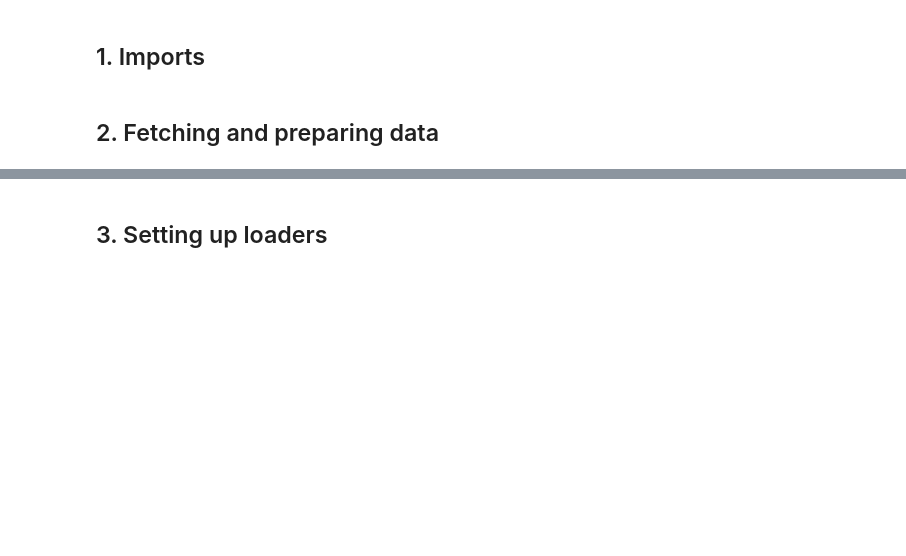
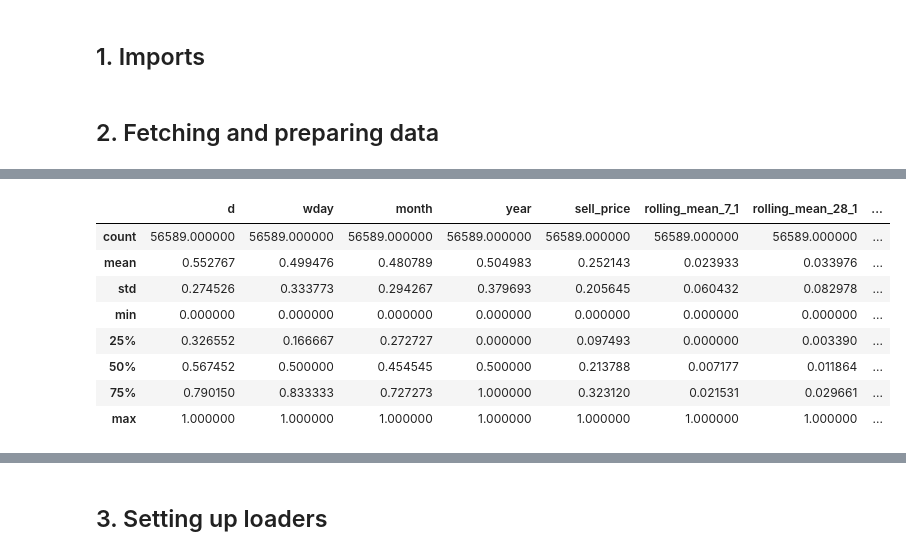
Before and after one commit to ixiaopan/GroupWork, a Jupyter notebook: AML/Neural Networks.ipynb, the cells around one changed output, grey strips where cells are left out. Cells and saved outputs as stored; diff of their text form; code cells hidden in the pictures; blank space fills up the shorter version.

```diff
--- a/AML/Neural Networks.ipynb
+++ b/AML/Neural Networks.ipynb
@@ -23,4 +23,4 @@ prices_df = hf.load_sell_price_data()
 sales_df = hf.load_sales_train_validation_data()
 # %%
 #Clean the raw data
-df = hf.rawToClean(sales_df, calendar_df, prices_df, days=1200, items=100, dropNAPrices=True)
+df = hf.rawToClean(sales_df, calendar_df, prices_df, days=1300, items=100, dropNAPrices=True)
@@ -45,0 +62,19 @@ df.dropna(inplace=True) #Drop rows with NAs (as result of lagged features)
+# %%
+#Standardise features
+cols_to_norm = ['d','wday','month','year','sell_price', "rolling_mean_365_1", "rolling_std_28_1",\
+                "rolling_std_365_1", "rolling_mean_4_1", "rolling_mean_8_1", "rolling_mean_52_1", \
+                "rolling_mean_28_1", "rolling_std_7_1", "rolling_mean_7_1"]
+
+df[cols_to_norm] = MinMaxScaler().fit_transform(df[cols_to_norm])
+# %%
+df.describe()
+# %% [output]
+|  | d | wday | month | year | sell_price | rolling_mean_7_1 | rolling_mean_28_1 | ... |
+| count | 56589.000000 | 56589.000000 | 56589.000000 | 56589.000000 | 56589.000000 | 56589.000000 | 56589.000000 | ... |
+| mean | 0.552767 | 0.499476 | 0.480789 | 0.504983 | 0.252143 | 0.023933 | 0.033976 | ... |
+| std | 0.274526 | 0.333773 | 0.294267 | 0.379693 | 0.205645 | 0.060432 | 0.082978 | ... |
+| min | 0.000000 | 0.000000 | 0.000000 | 0.000000 | 0.000000 | 0.000000 | 0.000000 | ... |
+| 25% | 0.326552 | 0.166667 | 0.272727 | 0.000000 | 0.097493 | 0.000000 | 0.003390 | ... |
+| 50% | 0.567452 | 0.500000 | 0.454545 | 0.500000 | 0.213788 | 0.007177 | 0.011864 | ... |
+| 75% | 0.790150 | 0.833333 | 0.727273 | 1.000000 | 0.323120 | 0.021531 | 0.029661 | ... |
+| max | 1.000000 | 1.000000 | 1.000000 | 1.000000 | 1.000000 | 1.000000 | 1.000000 | ... |
```
Also changed, not shown: parts of 81 cells of this notebook.
